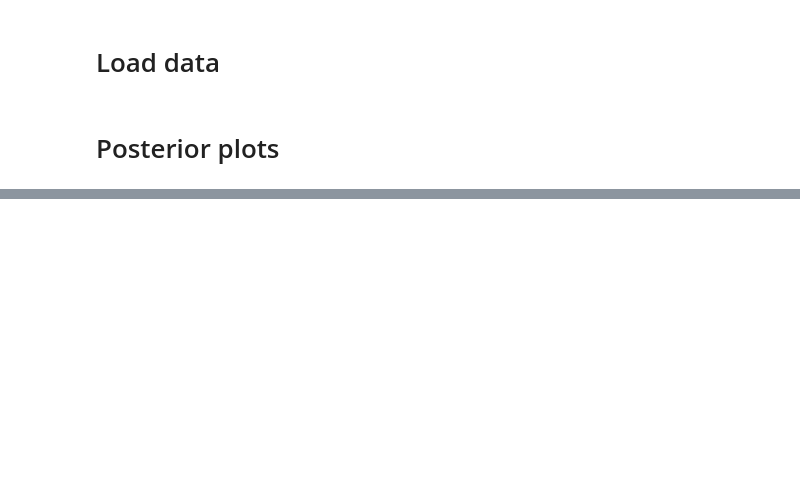
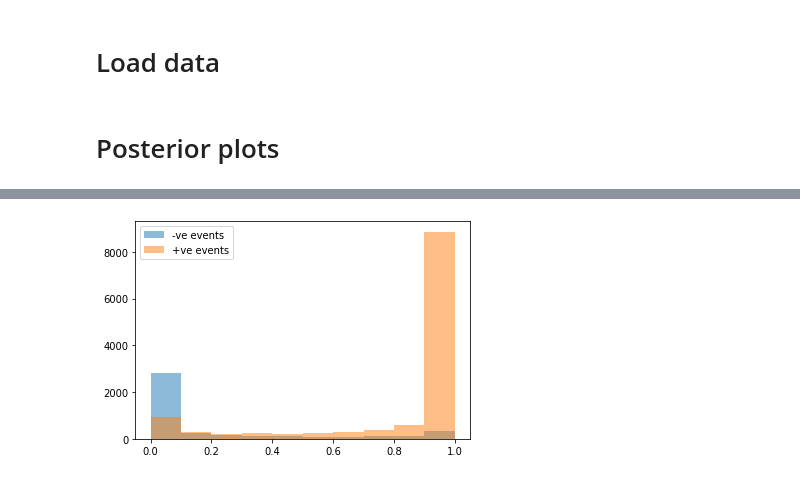
Before and after one commit to requeima/kernelcnp, a Jupyter notebook: notebooks/pred-prey-results/pred-prey-post-plots.ipynb, the cells around one changed output, grey strips where cells are left out. Cells and saved outputs as stored; diff of their text form; code cells hidden in the pictures; blank space fills up the shorter version.

```diff
--- a/notebooks/pred-prey-results/pred-prey-post-plots.ipynb
+++ b/notebooks/pred-prey-results/pred-prey-post-plots.ipynb
@@ -408,8 +331,0 @@ def argmax_prob(data, model, threshold, num_samples, max_num_context, max_num_ta
-# %%
-file = open('data.pkl', 'rb')
-data = pickle.load(file)
-file.close()
-
-model = load_model('convgnp-meanfield-identity', device=device, working_directory=model_directory)
-
-argmax_prob(data, model=model, threshold=0.1, num_samples=256, max_num_context=5, max_num_target=100)
@@ -420,8 +331,0 @@ KeyboardInterrupt:
-# %%
-file = open('data.pkl', 'rb')
-data = pickle.load(file)
-file.close()
-
-model = load_model('convgnp-kvv-identity', device=device, working_directory=model_directory)
-
-argmax_prob(data, model=model, threshold=0.1, num_samples=256, max_num_context=5, max_num_target=100)
@@ -686,0 +552,18 @@ plt.show()
+# %%
+file = open('data.pkl', 'rb')
+data = [pickle.load(file)]
+file.close()
+
+model = load_model('convnp-identity', device=device, working_directory=model_directory)
+
+lnp_logprob, lnp_probs_all, lnp_true_events_all = threshold_estimator(data,
+                                                                      model=model,
+                                                                      coefficient=1.1,
+                                                                      num_samples=128,
+                                                                      max_num_context=20,
+                                                                      max_num_target=100,
+                                                                      num_grid=300,
+                                                                      noiseless=True)
+np.save('numpy/lnp_logprob.npy', lnp_logprob)
+np.save('numpy/lnp_probs_all.npy', lnp_probs_all)
+np.save('numpy/lnp_true_events_all.npy', lnp_true_events_all)
@@ -686,0 +588,10 @@ plt.show()
+# %%
+p = lnp_probs_all.detach().cpu().numpy()
+y = lnp_true_events_all.detach().cpu().numpy()
+
+plt.hist(p[np.where(y == 0)], alpha=0.5, label='-ve events')
+plt.hist(p[np.where(y == 1)], alpha=0.5, label='+ve events')
+plt.legend()
+plt.show()
+# %% [output]
+[figure, added]
```
Also changed, not shown: parts of 19 cells of this notebook, 3 other files.
